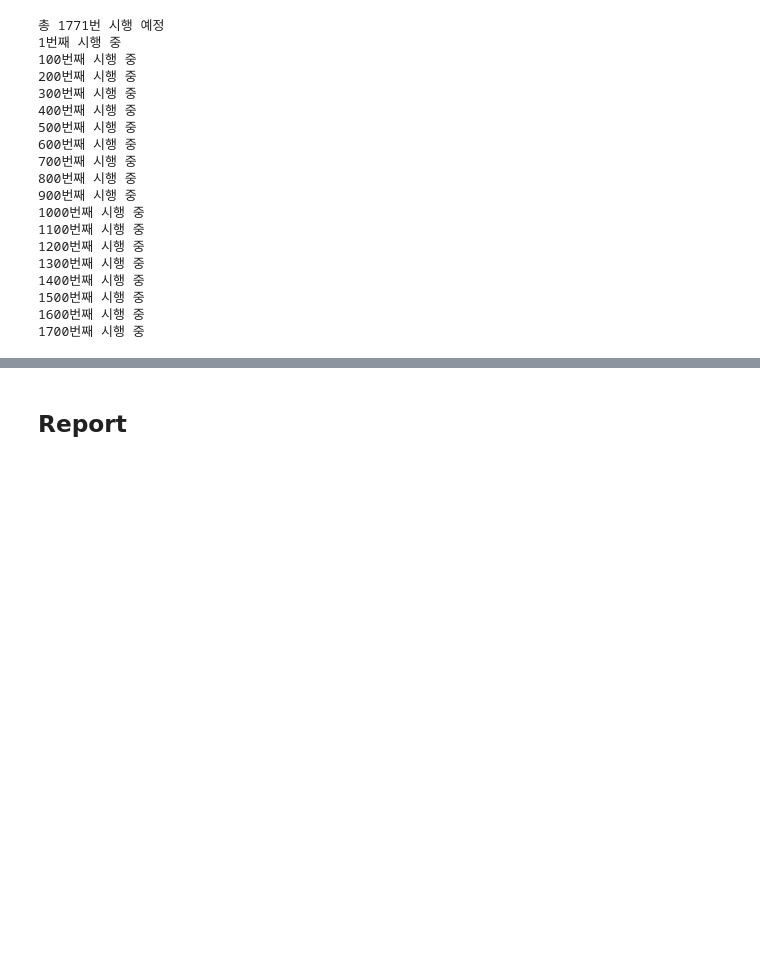
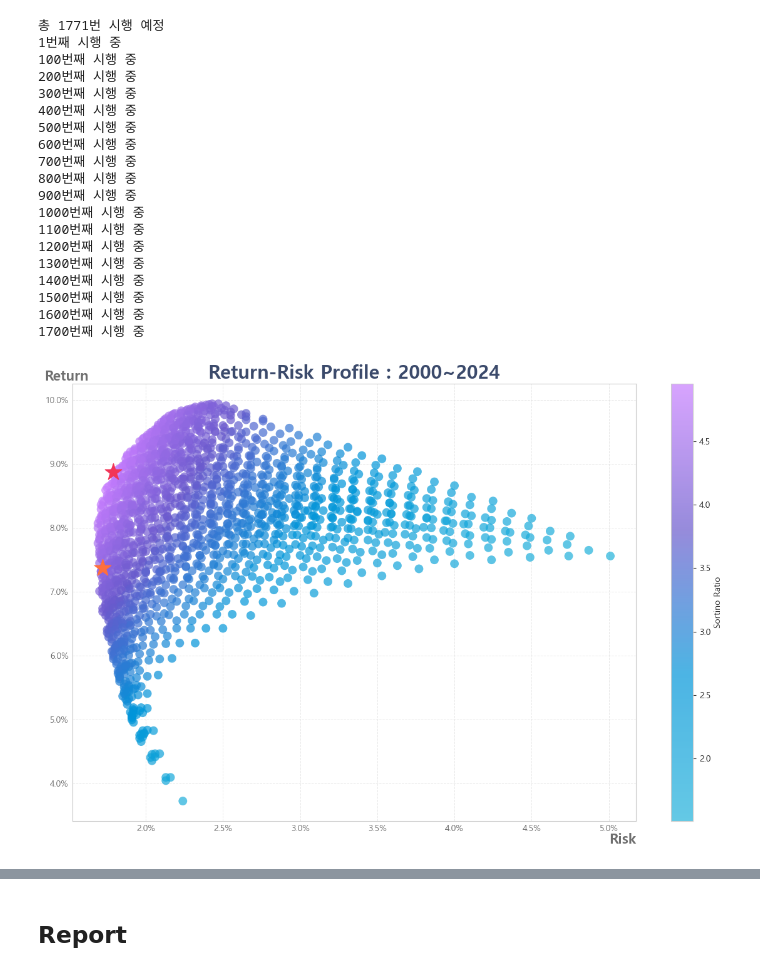
Before and after one commit to sdjhs0327/ws_fn, a Jupyter notebook: strategy/00_02_AWP.ipynb, the cells around one changed output, grey strips where cells are left out. Cells and saved outputs as stored; diff of their text form; code cells hidden in the pictures; blank space fills up the shorter version.

```diff
--- a/strategy/00_02_AWP.ipynb
+++ b/strategy/00_02_AWP.ipynb
@@ -291,41 +291,43 @@ process, obtimal, min_risk = allocator.cal_optimal(dataset_imputed_m, unit='mont
 1600번째 시행 중
 1700번째 시행 중
 # %%
-# fig, ax = plt.subplots(figsize=figsize)
+fig, ax = plt.subplots(figsize=figsize)
 
-# plot_df = process
+plot_df = process
 
-# x = 'Volatility(Down)'
-# y = 'Return'
+x = 'Volatility(Down)'
+y = 'Return'
 
-# plt.scatter(plot_df[x], plot_df[y], c=process['Sortino Ratio'], marker='o', linewidth=0, alpha=0.7, cmap=custom_cmap, s=100)
+plt.scatter(plot_df[x], plot_df[y], c=process['Sortino Ratio'], marker='o', linewidth=0, alpha=0.7, cmap=custom_cmap, s=100)
 
-# # % 단위를 추가하는 포맷터 함수 정의
-# def percent_formatter(x, pos):
-#     return f"{round(x, 2)}%"
+# % 단위를 추가하는 포맷터 함수 정의
+def percent_formatter(x, pos):
+    return f"{round(x, 2)}%"
 
-# # X축, Y축에 % 포맷터 적용
-# plt.gca().xaxis.set_major_formatter(FuncFormatter(percent_formatter))
-# plt.gca().yaxis.set_major_formatter(FuncFormatter(percent_formatter))
-# # 눈금과 축 간격 줄이기
-# plt.gca().tick_params(axis="x", pad=1)  # X축 눈금 패딩 조정
-# plt.gca().tick_params(axis="y", pad=1)  # Y축 눈금 패딩 조정
+# X축, Y축에 % 포맷터 적용
+plt.gca().xaxis.set_major_formatter(FuncFormatter(percent_formatter))
+plt.gca().yaxis.set_major_formatter(FuncFormatter(percent_formatter))
+# 눈금과 축 간격 줄이기
+plt.gca().tick_params(axis="x", pad=1)  # X축 눈금 패딩 조정
+plt.gca().tick_params(axis="y", pad=1)  # Y축 눈금 패딩 조정
 
-# # 축 설정
-# plt.title(f"Return-Risk Profile : {dataset_imputed.index[0].year}~{dataset_imputed.index[-1].year}", fontsize=22, fontweight="bold", color=color_basic)
-# plt.xlabel("Risk", fontsize=16, labelpad=0, fontweight="bold", color=color_around, loc="right")
-# plt.ylabel("Return", fontsize=16, labelpad=-50, fontweight="bold", color=color_around, loc="top", rotation=0)
-# plt.colorbar(label='Sortino Ratio')
+# 축 설정
+plt.title(f"Return-Risk Profile : {dataset_imputed.index[0].year}~{dataset_imputed.index[-1].year}", fontsize=22, fontweight="bold", color=color_basic)
+plt.xlabel("Risk", fontsize=16, labelpad=0, fontweight="bold", color=color_around, loc="right")
+plt.ylabel("Return", fontsize=16, labelpad=-50, fontweight="bold", color=color_around, loc="top", rotation=0)
+plt.colorbar(label='Sortino Ratio')
 
-# plt.xticks(fontsize=10, color=color_around)
-# plt.yticks(fontsize=10, color=color_around)
-# plt.grid(color=color_around2, linestyle="--", linewidth=0.7, alpha=0.7)
+plt.xticks(fontsize=10, color=color_around)
+plt.yticks(fontsize=10, color=color_around)
+plt.grid(color=color_around2, linestyle="--", linewidth=0.7, alpha=0.7)
 
-# plt.scatter(obtimal[x][0], obtimal[y][0], marker="*", s=400, alpha=1, c = color_norm)
-# plt.scatter(min_risk[x][0], min_risk[y][0], marker="*", s=400, alpha=1, c = color_sub)
+plt.scatter(obtimal[x][0], obtimal[y][0], marker="*", s=400, alpha=1, c = color_norm)
+plt.scatter(min_risk[x][0], min_risk[y][0], marker="*", s=400, alpha=1, c = color_sub)
 
-# plt.tight_layout()
-# plt.show()
+plt.tight_layout()
+plt.show()
+# %% [output]
+[figure, added]
 # %%
 obtimal
 # %% [output]
```
Also changed, not shown: parts of 12 cells of this notebook.
